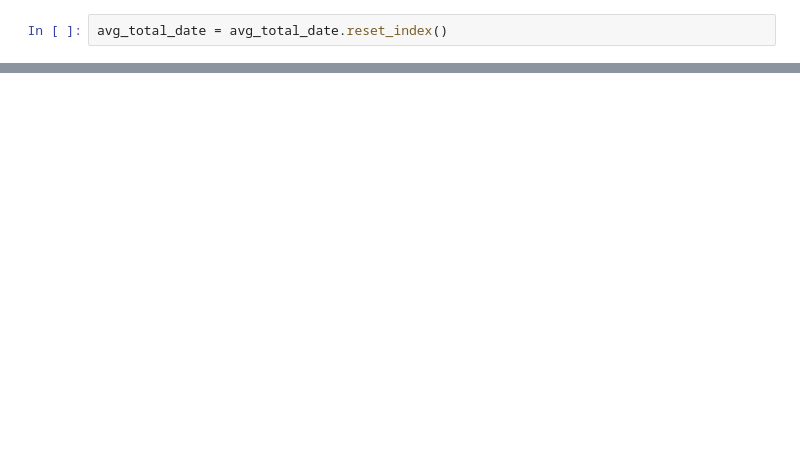
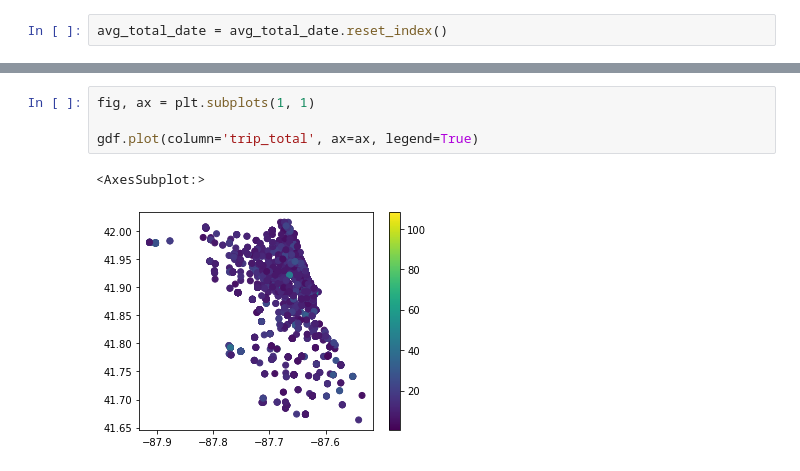
Before and after one commit to morden35/ridesharing_ml, a Jupyter notebook: data_exploration.ipynb, the cells around one changed output, grey strips where cells are left out. Cells and saved outputs as stored; diff of their text form; blank space fills up the shorter version.

```diff
--- a/data_exploration.ipynb
+++ b/data_exploration.ipynb
@@ -142,0 +201,7 @@ plt.plot(avg_total_date["Trip Start Week"], avg_total_date["Trip Total"])
+# %%
+fig, ax = plt.subplots(1, 1)
+
+gdf.plot(column='trip_total', ax=ax, legend=True)
+# %% [output]
+<AxesSubplot:>
+[figure, added]
```
Also changed, not shown: parts of 74 cells of this notebook, 1 other file.
